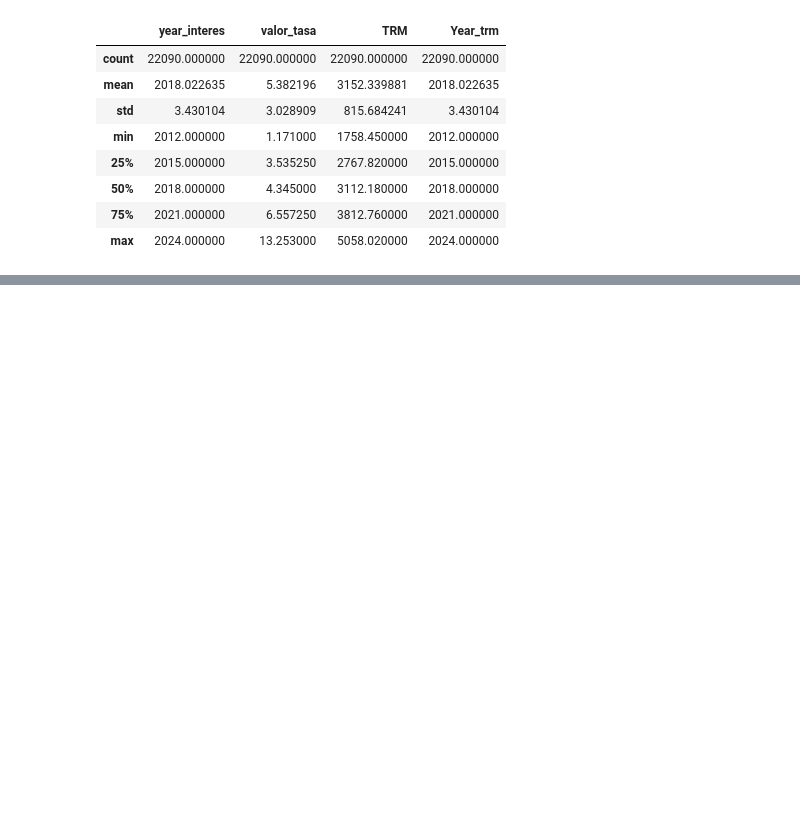
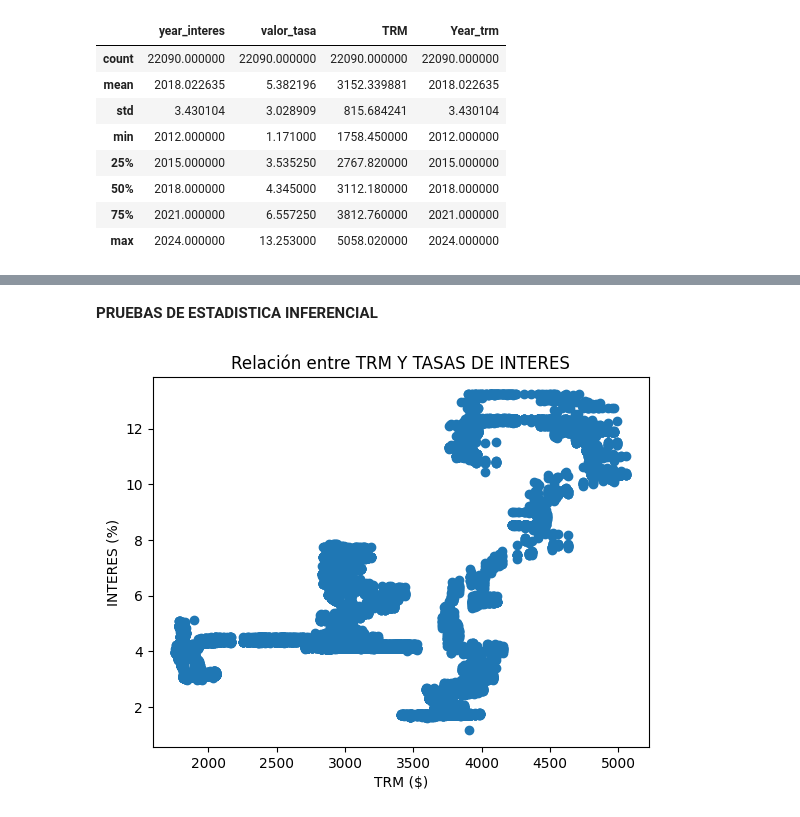
Before and after one commit to juanvalencia13/TalenTech, a Jupyter notebook: Proyecto_Talentech.ipynb, the cells around one changed output, grey strips where cells are left out. Saved outputs shown, nothing was run; the diff lists cells and outputs as text; code cells hidden in the pictures; blank space fills up the shorter version.

```diff
--- a/Proyecto_Talentech.ipynb
+++ b/Proyecto_Talentech.ipynb
@@ -314,0 +346,10 @@ drive.mount('/content/drive')
+# %% [markdown]
+**PRUEBAS DE ESTADISTICA INFERENCIAL**
+# %%
+plt.scatter(df_union['TRM'], df_union['valor_tasa'])
+plt.title('Relación entre TRM Y TASAS DE INTERES')
+plt.xlabel('TRM ($)')
+plt.ylabel('INTERES (%)')
+plt.show()
+# %% [output]
+[figure, added]
```
Also changed, not shown: parts of 28 cells of this notebook.
